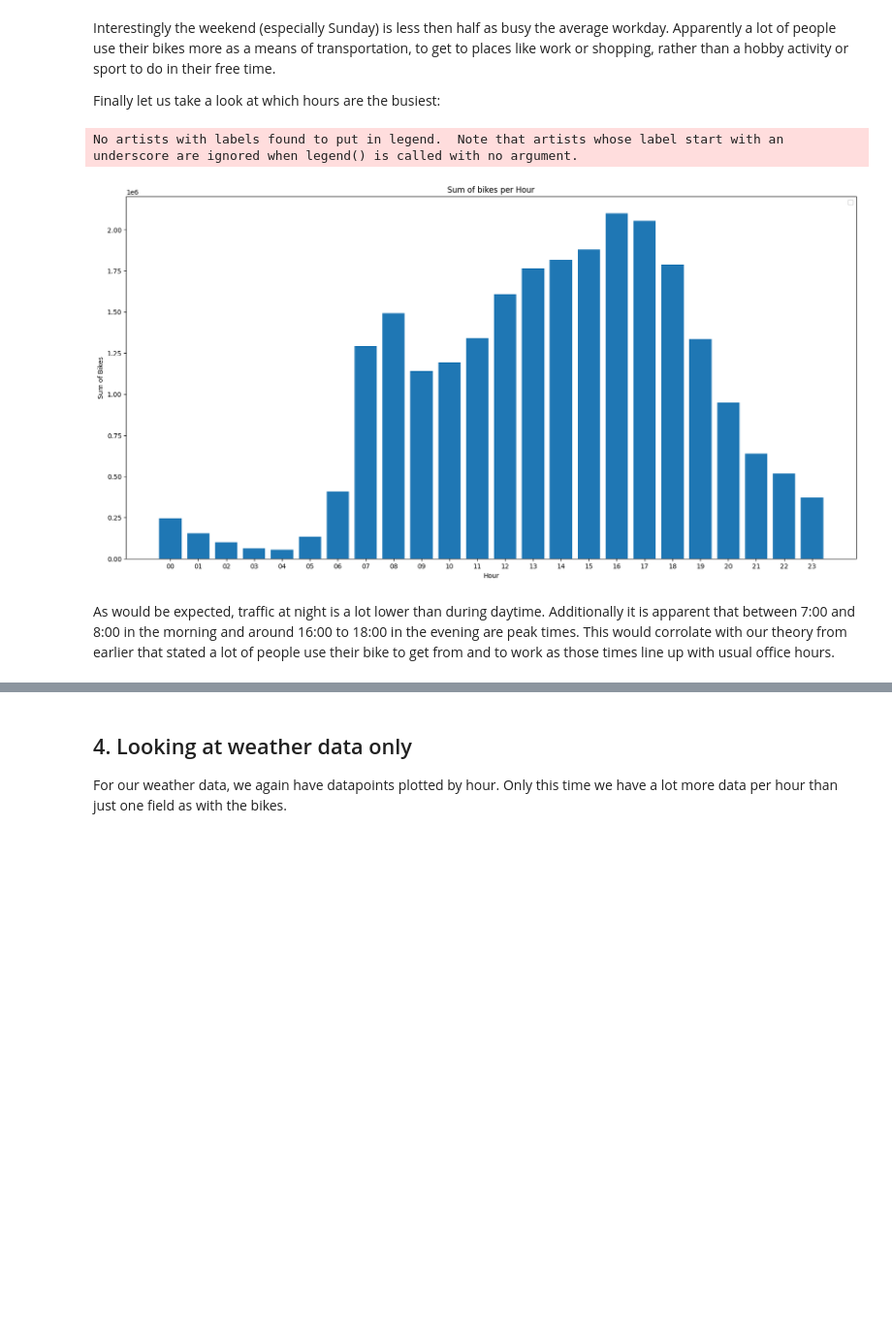
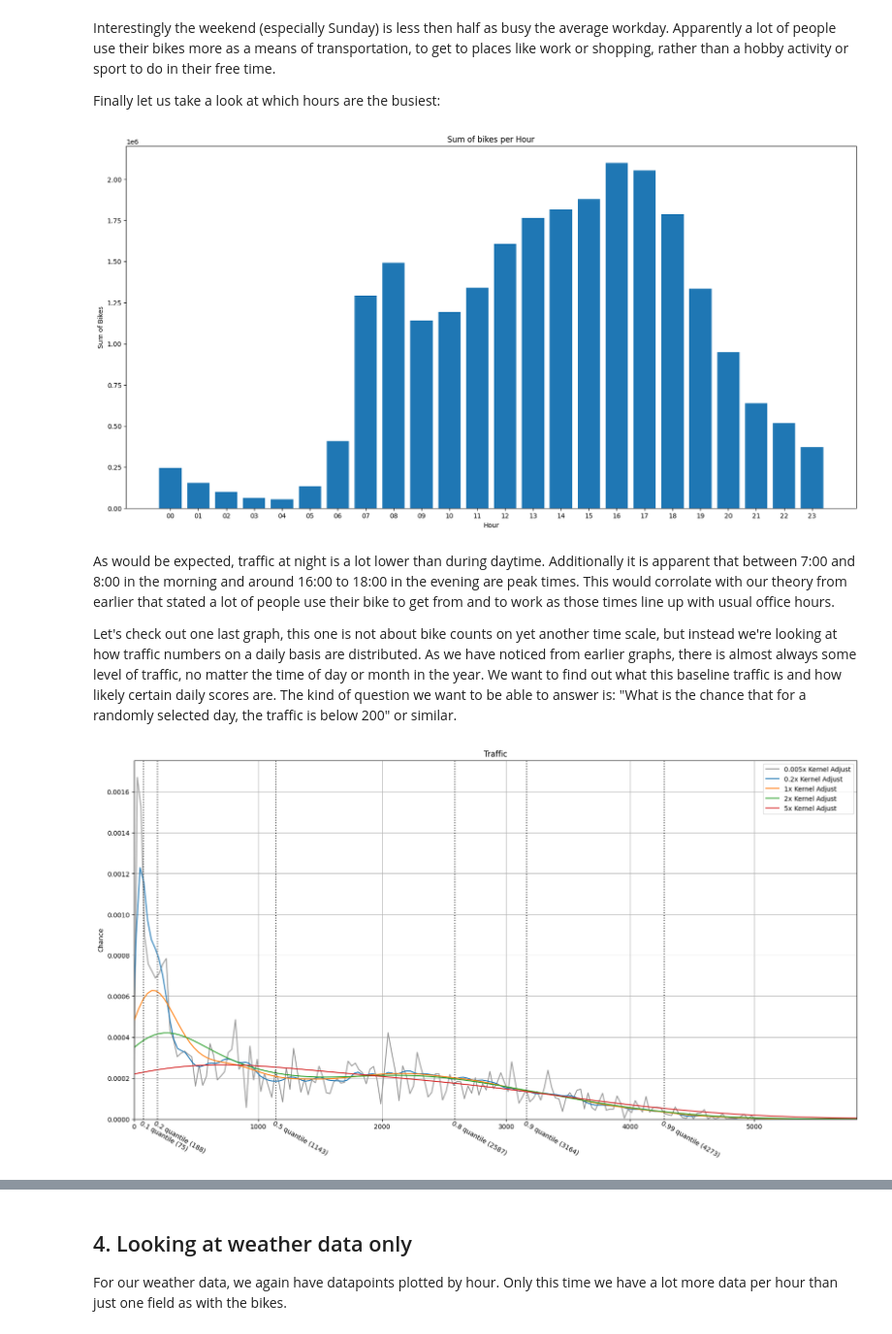
Before and after one commit to maanex/2023-amse, a Jupyter notebook: project/report.ipynb, the cells around one changed output, grey strips where cells are left out. Shown at 97% size. Saved outputs shown, nothing was run; the diff lists cells and outputs as text; code cells hidden in the pictures; blank space fills up the shorter version.

```diff
--- a/project/report.ipynb
+++ b/project/report.ipynb
@@ -149,11 +155,49 @@ plt.bar(byHour.keys(), byHour.values())
 plt.xlabel("Hour")
 plt.ylabel("Sum of Bikes")
 plt.title("Sum of bikes per Hour")
-plt.legend()
 plt.show()
 # %% [output]
-No artists with labels found to put in legend.  Note that artists whose label start with an underscore are ignored when legend() is called with no argument.
 [figure]
 # %% [markdown]
 As would be expected, traffic at night is a lot lower than during daytime. Additionally it is apparent that between 7:00 and 8:00 in the morning and around 16:00 to 18:00 in the evening are peak times. This would corrolate with our theory from earlier that stated a lot of people use their bike to get from and to work as those times line up with usual office hours.
+
+Let's check out one last graph, this one is not about bike counts on yet another time scale, but instead we're looking at how traffic numbers on a daily basis are distributed. As we have noticed from earlier graphs, there is almost always some level of traffic, no matter the time of day or month in the year. We want to find out what this baseline traffic is and how likely certain daily scores are. The kind of question we want to be able to answer is: "What is the chance that for a randomly selected day, the traffic is below 200" or similar.
+# %%
+plt.figure(figsize=(20, 10))
+plt.xlim(0, np.max(bikes['count']))
+
+sns.kdeplot(bikes['count'], bw_adjust=0.005, label='0.005x Kernel Adjust', color='0.6')
+sns.kdeplot(bikes['count'], bw_adjust=0.2, label='0.2x Kernel Adjust')
+sns.kdeplot(bikes['count'], bw_adjust=1, label='1x Kernel Adjust')
+sns.kdeplot(bikes['count'], bw_adjust=2, label='2x Kernel Adjust')
+sns.kdeplot(bikes['count'], bw_adjust=5, label='5x Kernel Adjust')
+
+q01 = bikes['count'].quantile(q=0.1)
+plt.axvline(x=q01, color='.2', linestyle='dotted')
+plt.text(q01-50, 0, ' 0.1 quantile (' + str(round(q01)) + ')', rotation=-30, va='top')
+q02 = bikes['count'].quantile(q=0.2)
+plt.axvline(x=q02, color='.2', linestyle='dotted')
+plt.text(q02-50, 0, ' 0.2 quantile (' + str(round(q02)) + ')', rotation=-30, va='top')
+q05 = bikes['count'].quantile(q=0.5)
+plt.axvline(x=q05, color='.2', linestyle='dotted')
+plt.text(q05-50, 0, ' 0.5 quantile (' + str(round(q05)) + ')', rotation=-30, va='top')
+q08 = bikes['count'].quantile(q=0.8)
+plt.axvline(x=q08, color='.2', linestyle='dotted')
+plt.text(q08-50, 0, ' 0.8 quantile (' + str(round(q08)) + ')', rotation=-30, va='top')
+q09 = bikes['count'].quantile(q=0.9)
+plt.axvline(x=q09, color='.2', linestyle='dotted')
+plt.text(q09-50, 0, ' 0.9 quantile (' + str(round(q09)) + ')', rotation=-30, va='top')
+q099 = bikes['count'].quantile(q=0.99)
+plt.axvline(x=q099, color='.2', linestyle='dotted')
+plt.text(q099-50, 0, ' 0.99 quantile (' + str(round(q099)) + ')', rotation=-30, va='top')
+
+plt.grid()
+
+plt.ylabel('Chance')
+plt.xlabel('')
+plt.title('Traffic')
+plt.legend()
+plt.show()
+# %% [output]
+[figure, added]
 # %% [markdown]
```
Also changed, not shown: parts of 33 cells of this notebook, 2 other files.
